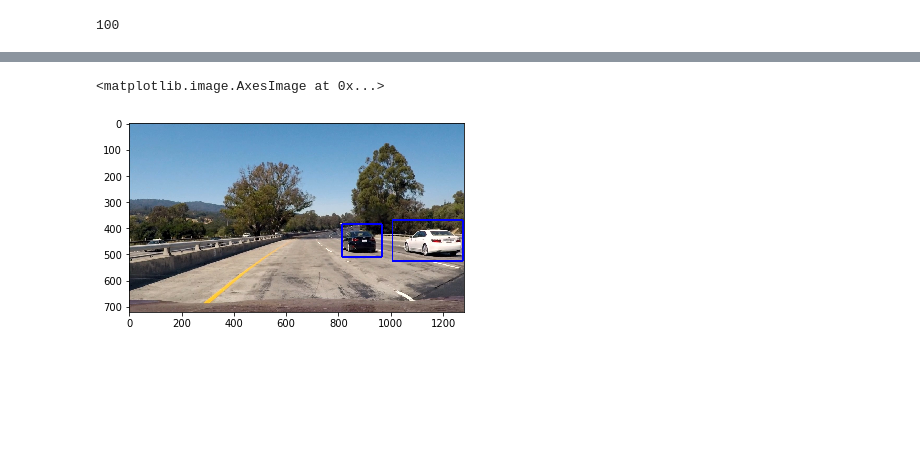
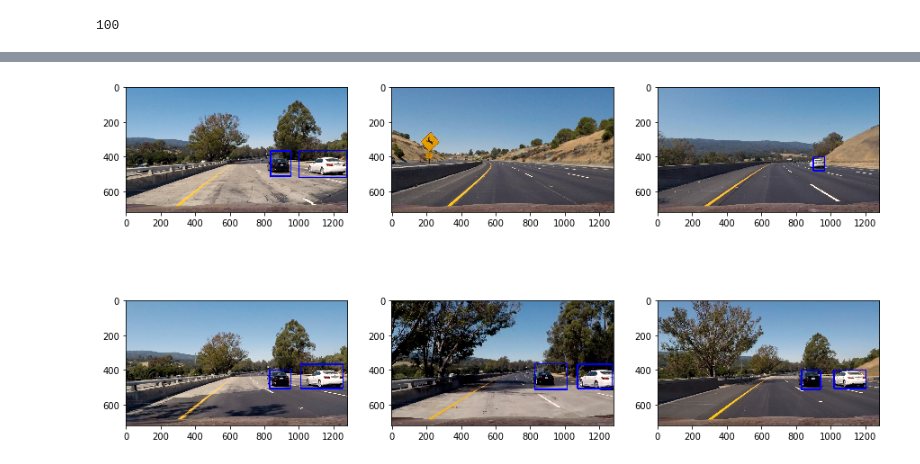
Before and after one commit to SuaiChen/CarND-Vehicle-Detection, a Jupyter notebook: Vehicle-Detection.ipynb, the cells around one changed output, grey strips where cells are left out. Drawn from its saved outputs; the diff is of its cells as text; code cells hidden in the pictures; blank space fills up the shorter version.

```diff
--- a/Vehicle-Detection.ipynb
+++ b/Vehicle-Detection.ipynb
@@ -54,10 +54,13 @@ show_histogram(image)
 [figure]
 # %%
 #Compute spatial features
-def bin_spatial(img, size=(32, 32)):
+def bin_spatial_old(img, size=(32, 32)):
     rcolor = cv2.resize(img[:,:,0], size).ravel()
     gcolor = cv2.resize(img[:,:,1], size).ravel()
     bcolor = cv2.resize(img[:,:,2], size).ravel()
     return np.concatenate((rcolor, gcolor, bcolor))
+def bin_spatial(img, size=(32, 32)):
+    rcolor = cv2.resize(img[:,:,0], size).ravel()
+    return np.array(rcolor)
 print("spatial feature numbers:",bin_spatial(image).shape[0])
 # %% [output]
@@ -179,11 +178,11 @@ with car numbers: 2258
 # %%
 # Get only 1/5 of the training data to avoid overfitting
 for ix, notcar in enumerate(all_notcars):
-    if ix % 4 == 0:
+    if ix % 5 == 0:
         notcars.append(notcar)
 
 for ix, car in enumerate(all_cars):
-    if ix % 1 == 0:
+    if ix % 5 == 0:
         cars.append(car)
 
 car_image = mpimg.imread(cars[0])
@@ -536,7 +584,28 @@ def find_cars(image):
     labels = label(heatmap)
     draw_img = draw_labeled_bboxes(np.copy(image), labels)
     return draw_img
+fig = plt.figure(figsize=(15,8))
+img1 = find_cars(mpimg.imread("test_images/test1.jpg"))
+plt.subplot(231)
+plt.imshow(img1)
 
-img = find_cars(image)
-plt.imshow(img)
+img2 = find_cars(mpimg.imread("test_images/test2.jpg"))
+plt.subplot(232)
+plt.imshow(img2)
+
+img3 = find_cars(mpimg.imread("test_images/test3.jpg"))
+plt.subplot(233)
+plt.imshow(img3)
+
+img4 = find_cars(mpimg.imread("test_images/test4.jpg"))
+plt.subplot(234)
+plt.imshow(img4)
+
+img5 = find_cars(mpimg.imread("test_images/test5.jpg"))
+plt.subplot(235)
+plt.imshow(img5)
+
+img6 = find_cars(mpimg.imread("test_images/test6.jpg"))
+plt.subplot(236)
+plt.imshow(img6)
 # %% [output]
@@ -545,5 +613,4 @@ plt.imshow(img)
-<matplotlib.image.AxesImage at 0x...>
-[figure, old version]
+[figure, new version]
 # %%
 from moviepy.editor import VideoFileClip
 from IPython.display import HTML
```
Also changed, not shown: parts of 16 cells of this notebook, 1 other file.
